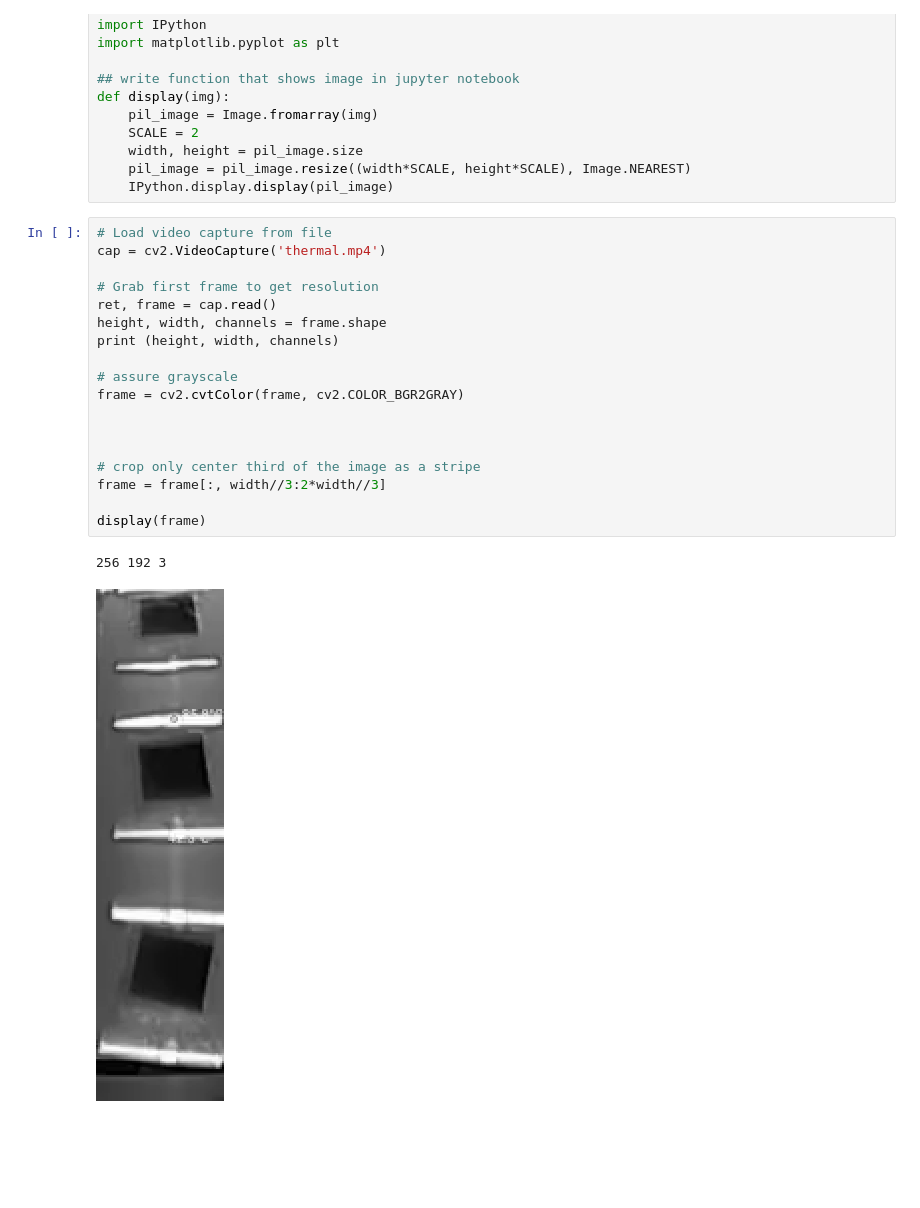
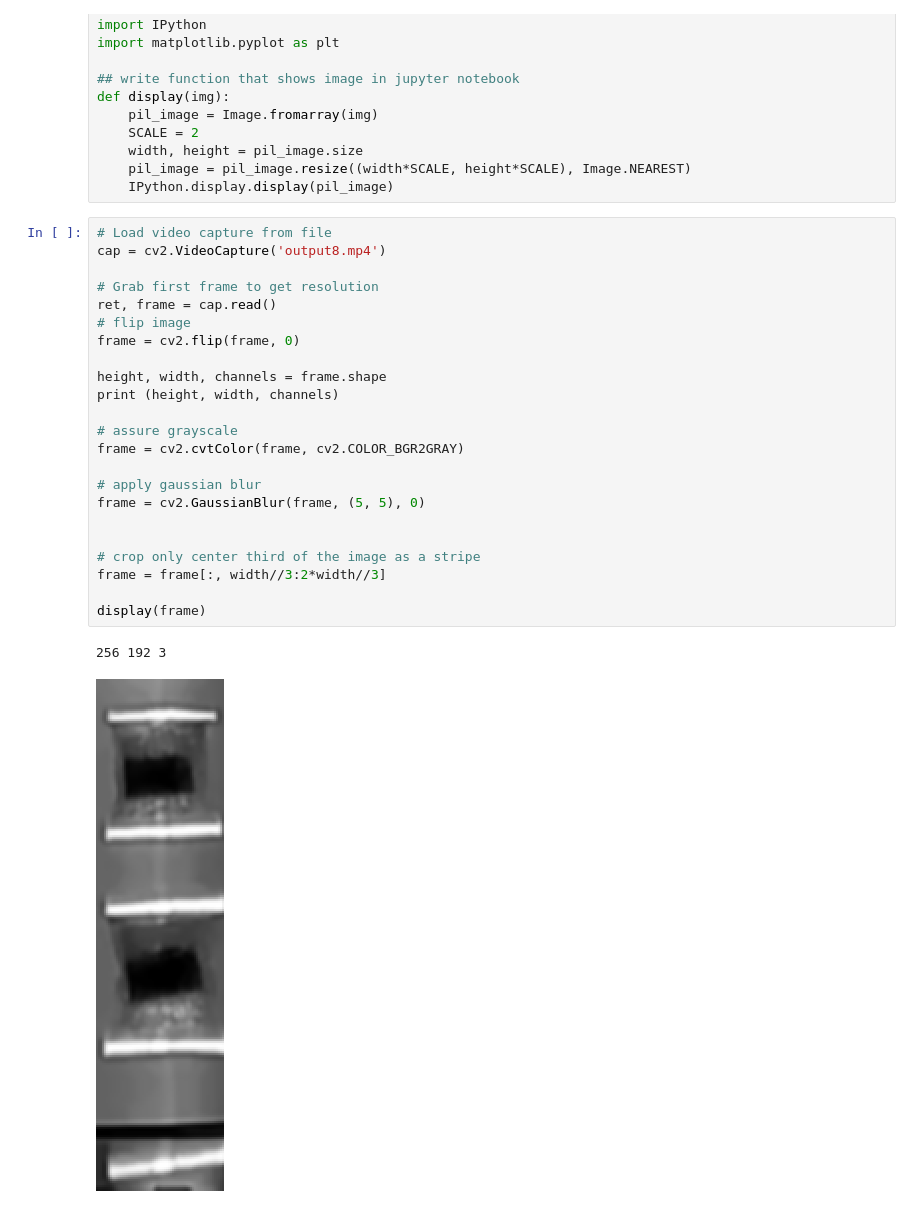
Before and after one commit to BiCo-Digital/altin-thermal, a Jupyter notebook: shape_classificator.ipynb, the cells around one changed output. Drawn from its saved outputs; the diff is of its cells as text; blank space fills up the shorter version.

```diff
--- a/shape_classificator.ipynb
+++ b/shape_classificator.ipynb
@@ -14,22 +14,27 @@ def display(img):
     IPython.display.display(pil_image)
 # %%
 # Load video capture from file
-cap = cv2.VideoCapture('thermal.mp4')
+cap = cv2.VideoCapture('output8.mp4')
 
 # Grab first frame to get resolution
 ret, frame = cap.read()
+# flip image
+frame = cv2.flip(frame, 0)
+
 height, width, channels = frame.shape
 print (height, width, channels)
 
 # assure grayscale
 frame = cv2.cvtColor(frame, cv2.COLOR_BGR2GRAY)
 
+# apply gaussian blur
+frame = cv2.GaussianBlur(frame, (5, 5), 0)
 
 
 # crop only center third of the image as a stripe
 frame = frame[:, width//3:2*width//3]
 
 display(frame)
 # %% [output]
 256 192 3
-[figure, old version]
+[figure, new version]
```
Also changed, not shown: parts of 2 cells of this notebook, 17 other files.
